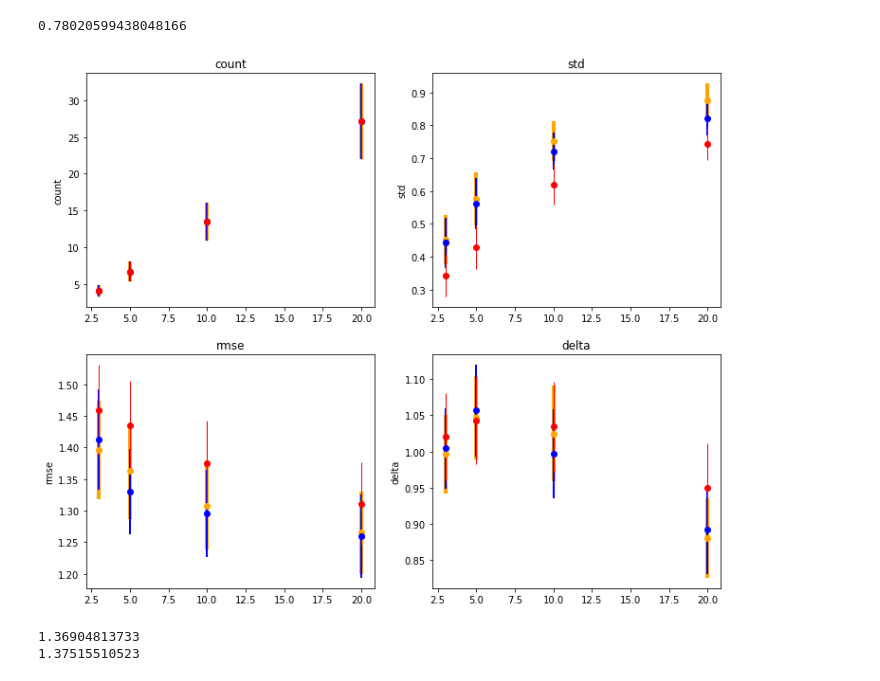
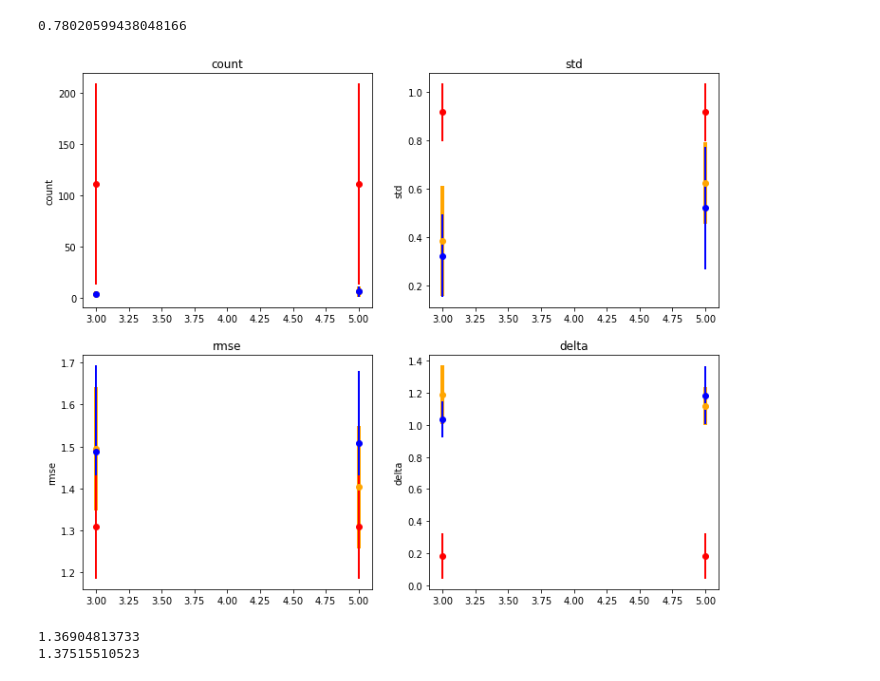
Before and after one commit to mangaki/mangaki, a Jupyter notebook: notebooks/Benchmarks for cold-start.ipynb, the cells around one changed output. Saved outputs shown, nothing was run; the diff lists cells and outputs as text; code cells hidden in the pictures.

```diff
--- a/notebooks/Benchmarks for cold-start.ipynb
+++ b/notebooks/Benchmarks for cold-start.ipynb
@@ -365,3 +382,13 @@ dpp = MangakiProxyDPP(all_vectors)
 # %%
 def get_volume(vectors):
     return np.linalg.det(vectors.dot(vectors.T))
+# %%
+# Test DPP
+N = 100
+K = 3
+rated_works = np.array(list(range(N)))
+from itertools import combinations
+all_dets = []
+for u in combinations(rated_works, K):
+    all_dets.append(sorted(u))
+all_dets.sort(key=lambda u: get_volume(all_vectors[rated_works[list(u)]]), reverse=True)
@@ -368,18 +398,10 @@ def get_volume(vectors):
 # %%
-# Test DPP
-N = 10
 K = 3
-rated_works = np.array(list(range(N)))
-from itertools import combinations
-all_dets = []
-for u in combinations(rated_works, K):
-    all_dets.append(sorted(u))
-all_dets.sort(key=lambda u: get_volume(all_vectors[rated_works[list(u)]]), reverse=True)
-sampled_indices = sorted(sample_questions('random', rated_works, 3, dpp))
+sampled_indices = sorted(sample_questions('random', rated_works, K, dpp))
 X = all_vectors[rated_works[sampled_indices]]
 vol = np.linalg.det(X.dot(X.T))
 print('vol', vol, 'rank', all_dets.index(sampled_indices))
-sampled_indices = sorted(sample_questions('dpp', rated_works, 3, dpp))
+sampled_indices = sorted(sample_questions('dpp', rated_works, K, dpp))
 X = all_vectors[rated_works[sampled_indices]]
 vol = np.linalg.det(X.dot(X.T))
 print('vol', vol, 'rank', all_dets.index(sampled_indices))
@@ -427,14 +449,17 @@ class MangakiNewUser:
 def printv(*s):
     if VERBOSE:
         print(*s)
+# %%
+user_id = i_test[0]
+rated_works = list(truth[user_id].keys())
 # %%
-COVERAGE_VALUES = [3, 5, 10, 20]
+COVERAGE_VALUES = [3, 5]
 VERBOSE = False
 values = defaultdict(lambda: defaultdict(lambda: defaultdict(list)))
 c = 0
 happened = 0
 print(len(i_test), 'personnes à tester')
-for user_id in i_test:
+for user_id in i_test[:20]:
     cold_start = MangakiNewUser(model, user_id)
     # Know the truth
     user_truth = truth[user_id]
@@ -448,7 +473,7 @@ for user_id in i_test:
     true_user_vector = cold_start.model.U[user_id].copy()
 
     for coverage in COVERAGE_VALUES:
-        for METHOD in ['dpp', 'random', 'popular']:
+        for METHOD in ['dpp', 'random', 'bgs']:
             printv(METHOD, coverage, 'Q')
             c += 1
 
@@ -470,17 +495,16 @@ for user_id in i_test:
                 continue
             values['std'][METHOD][coverage].append(np.std(y))
 
-            printv(len(r_bonus), 'bonus ratings')
             cold_start.fit(asked_encoded_work_ids, y)
 
             y_pred = cold_start.predict(encoded_work_ids)
-            printv('pred', y_pred[:5])
-            printv('true', true_choices[:5])
+            # printv('pred', y_pred[:5])
+            # printv('true', true_choices[:5])
             rmse = model.compute_rmse(y_pred, true_choices)
             values['rmse'][METHOD][coverage].append(rmse)
             printv('RMSE', rmse)
             delta = np.linalg.norm(cold_start.model.U[user_id] - true_user_vector)
-            printv('Delta', delta)
+            # printv('Delta', delta)
             values['delta'][METHOD][coverage].append(delta)
 
         """for key in values:
@@ -522,22 +552,22 @@ model.compute_rmse(y_pred, true_choices)
 # %%
 import matplotlib.pyplot as plt
 from math import sqrt
-size = {'dpp': 4, 'random': 2, 'popular': 1}
-color = {'dpp': 'orange', 'random': 'blue', 'popular': 'red'}
+size = {'dpp': 4, 'random': 2, 'popular': 1, 'bgs': 2}
+color = {'dpp': 'orange', 'random': 'blue', 'popular': 'red', 'bgs': 'red'}
 plt.figure(figsize=(12, 10))
 for i, key in enumerate(values, start=1):
     plt.subplot(2, 2, i)
     # plt.figure(key)
     for method in values[key]:
         plt.errorbar(x=COVERAGE_VALUES,
                      y=[np.mean(values[key][method][cov]) for cov in COVERAGE_VALUES],
                      yerr=[1.96 * np.std(values[key][method][cov]) / sqrt(len(values[key][method][cov])) for cov in COVERAGE_VALUES],
                      linewidth=size[method], fmt='o', color=color[method])
     plt.ylabel(key)
     plt.title(key)
 plt.show()
 # %% [output]
-[figure, old version]
+[figure, new version]
 # %%
 print(np.mean(values['rmse']['dpp'][50]))
 print(np.mean(values['rmse']['random'][50]))
```
Also changed, not shown: parts of 8 cells of this notebook.
